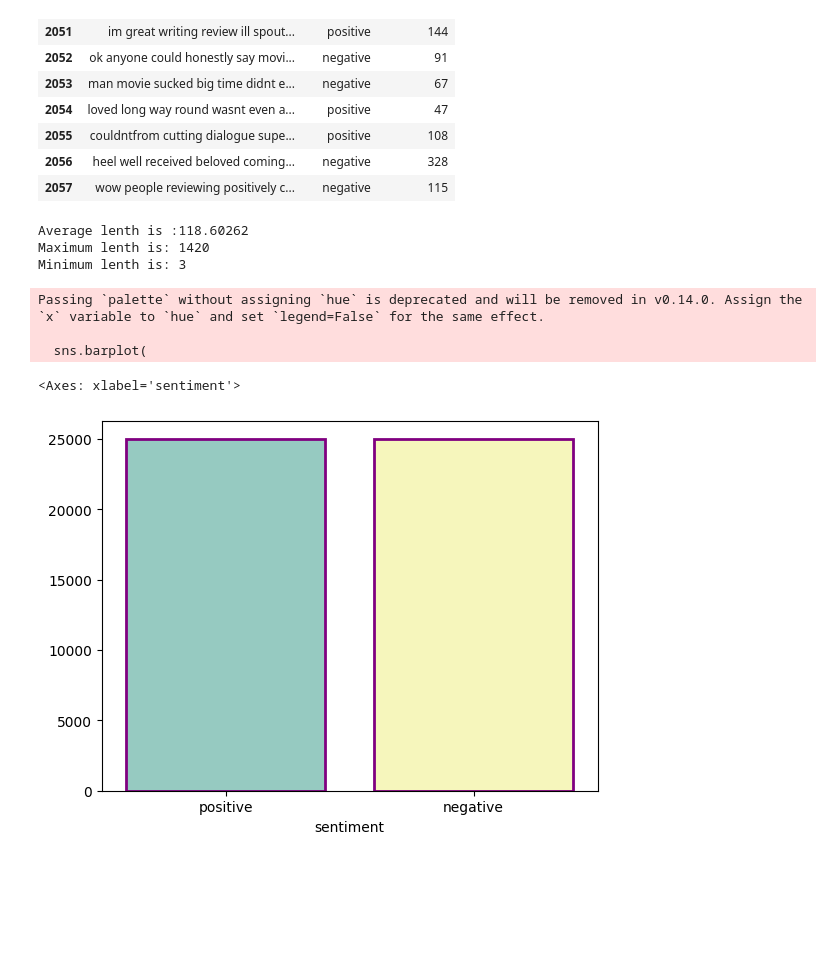
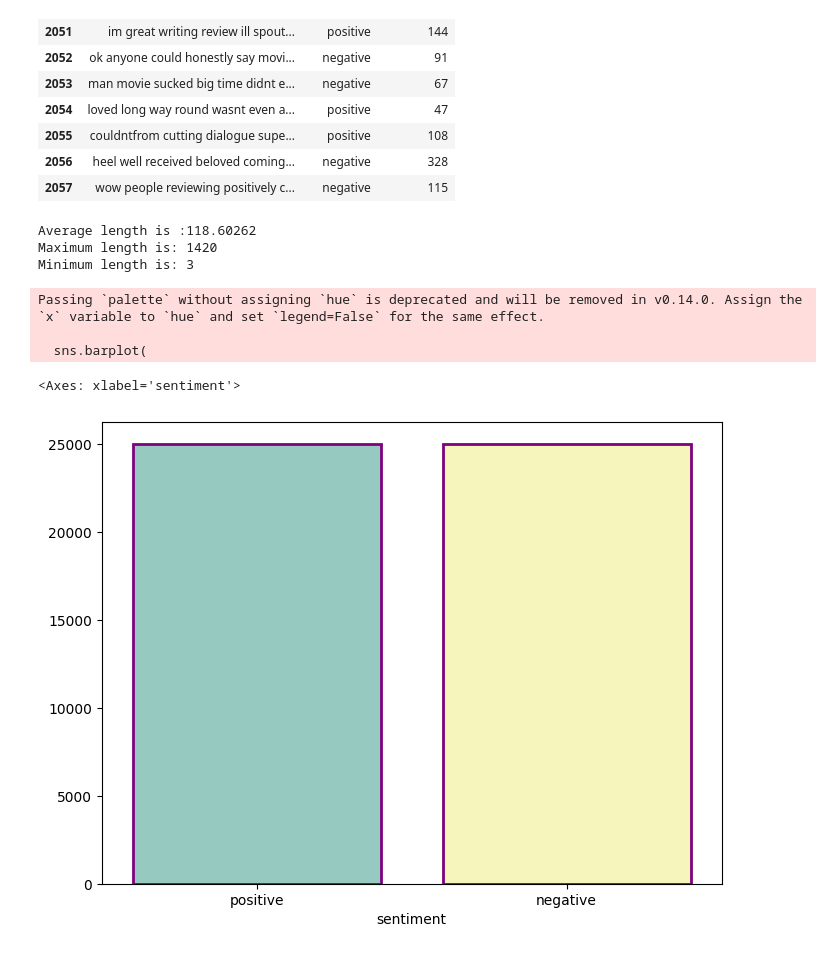
Before and after one commit to md-mojammel4761/Review-Polarity-Detector, a Jupyter notebook: notebook/data_exploration.ipynb, the cells around one changed output. Cells and saved outputs as stored; diff of their text form; code cells hidden in the pictures; blank space fills up the shorter version.

```diff
--- a/notebook/data_exploration.ipynb
+++ b/notebook/data_exploration.ipynb
@@ -46,24 +46,25 @@ avg_len = df["review_len"].mean()
 max_len = df["review_len"].max()
 min_len = df["review_len"].min()
 
-print(f"Average lenth is :{avg_len}")
-print(f"Maximum lenth is: {max_len}")
-print(f"Minimum lenth is: {min_len}")
+print(f"Average length is :{avg_len}")
+print(f"Maximum length is: {max_len}")
+print(f"Minimum length is: {min_len}")
 # %% [output]
-Average lenth is :118.60262
-Maximum lenth is: 1420
-Minimum lenth is: 3
+Average length is :118.60262
+Maximum length is: 1420
+Minimum length is: 3
 # %%
+plt.figure(figsize=(8,6))
 sns.barplot(
     x=df["sentiment"].value_counts().index,
     y=df["sentiment"].value_counts().values,
     palette="Set3",
     edgecolor = "purple",
     linewidth = 2
 )
 # %% [output]
 Passing `palette` without assigning `hue` is deprecated and will be removed in v0.14.0. Assign the `x` variable to `hue` and set `legend=False` for the same effect.
 
   sns.barplot(
 <Axes: xlabel='sentiment'>
-[figure, old version]
+[figure, new version]
```
Also changed, not shown: parts of 2 cells of this notebook.
